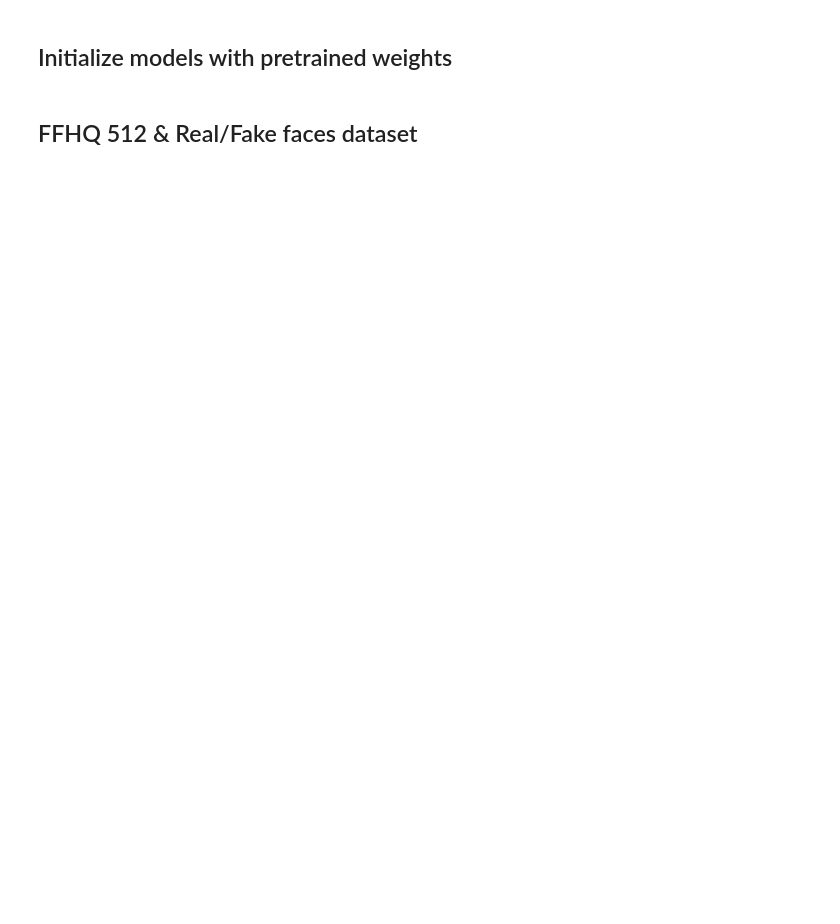
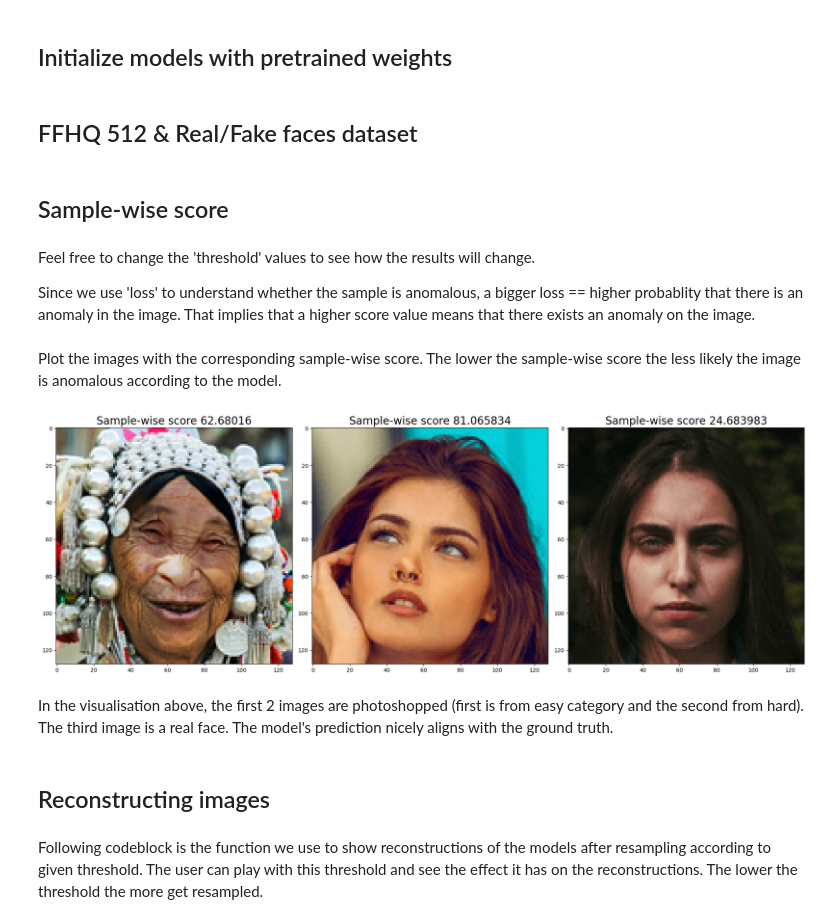
Before and after one commit to JonasElburgUVA/AnomalyDetection, a Jupyter notebook: src/DeepFake/Notebook_AnomalyVQVAE.ipynb, the cells around one changed output. Saved outputs shown, nothing was run; the diff lists cells and outputs as text; code cells hidden in the pictures; blank space fills up the shorter version.

```diff
--- a/src/DeepFake/Notebook_AnomalyVQVAE.ipynb
+++ b/src/DeepFake/Notebook_AnomalyVQVAE.ipynb
@@ -70,3 +73,58 @@ ar_model.load_state_dict(ar_checkpoint['model'])
 ar_model = ar_model.to(device)
 # %% [markdown]
 ## FFHQ 512 & Real/Fake faces dataset
+# %%
+#This is during training the variable we use to insert augmentations, for now we will just make a tensor out of the images.
+transform_pipeline = transforms.Compose([
+    transforms.ToTensor()
+])
+
+#Path to toy dataset
+demo_data_path_ffhq = '/home/lcur0905/AnomalyDetection/src/DeepFake/demo/demo_data/FFhq_toy'
+
+#Create the image class and dataloader.
+demo_dataset = ImageFolder(demo_data_path_ffhq, transform=transform_pipeline)
+demo_dataloader = DataLoader(demo_dataset, batch_size=3, shuffle=False)
+# %% [markdown]
+## Sample-wise score
+# %% [markdown]
+Feel free to change the 'threshold' values to see how the results will change.
+
+Since we use 'loss' to understand whether the sample is anomalous, a bigger loss == higher probablity that there is an anomaly in the image. That implies that a higher score value means that there exists an anomaly on the image.
+# %%
+#Change this to adjust when the model labels the image as anomalous.
+threshold = 7
+
+pred = []
+
+ar_model.eval()
+for X, _ in tqdm(demo_dataloader):
+    with torch.no_grad():
+        X=X.to(device)
+        loss = ar_model.loss(X, reduction='none')['loss'].flatten(1)
+
+        score = torch.sum(loss*(loss>threshold), 1).float()
+        pred.append(score.cpu().numpy())
+# %% [markdown]
+Plot the images with the corresponding sample-wise score. The lower the sample-wise score the less likely the image is anomalous according to the model.
+# %%
+X = next(iter(demo_dataloader))[0]
+fix, axes = plt.subplots(1,3, figsize=(20,10))
+
+axes[0].imshow(X[0].permute(1,2,0))
+axes[0].set_title('Sample-wise score '+ str(pred[0][0]), fontsize=20)
+axes[1].imshow(X[1].permute(1,2,0))
+axes[1].set_title('Sample-wise score '+ str(pred[0][1]),fontsize=20)
+axes[2].imshow(X[2].permute(1,2,0))
+axes[2].set_title('Sample-wise score '+ str(pred[0][2]),fontsize=20)
+
+plt.tight_layout()
+plt.show()
+# %% [output]
+[figure, added]
+# %% [markdown]
+In the visualisation above, the first 2 images are photoshopped (first is from easy category and the second from hard). The third image is a real face. The model's prediction nicely aligns with the ground truth.
+# %% [markdown]
+## Reconstructing images
+# %% [markdown]
+Following codeblock is the function we use to show reconstructions of the models after resampling according to given threshold. The user can play with this threshold and see the effect it has on the reconstructions. The lower the threshold the more get resampled.
```
Also changed, not shown: parts of 37 cells of this notebook.
